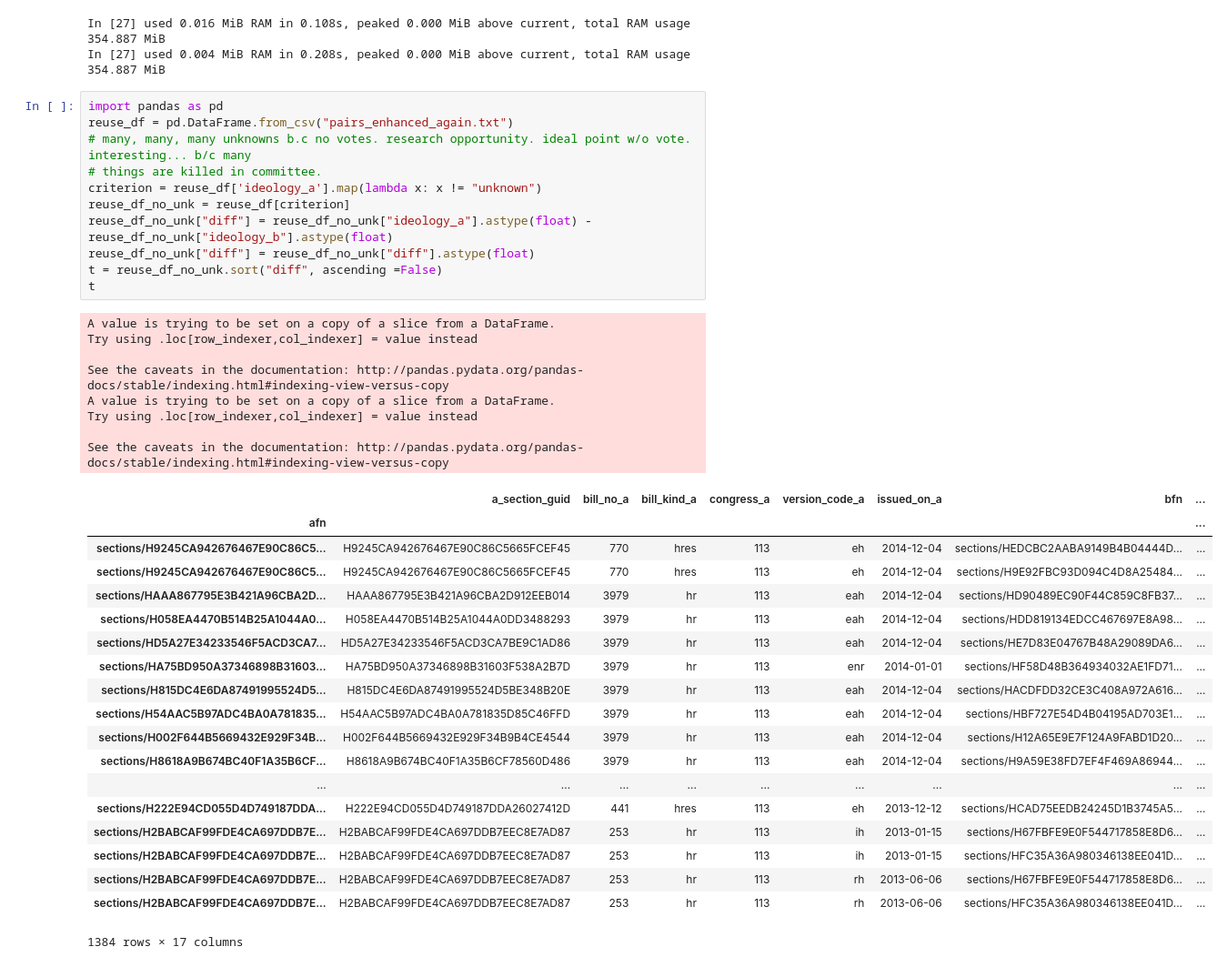
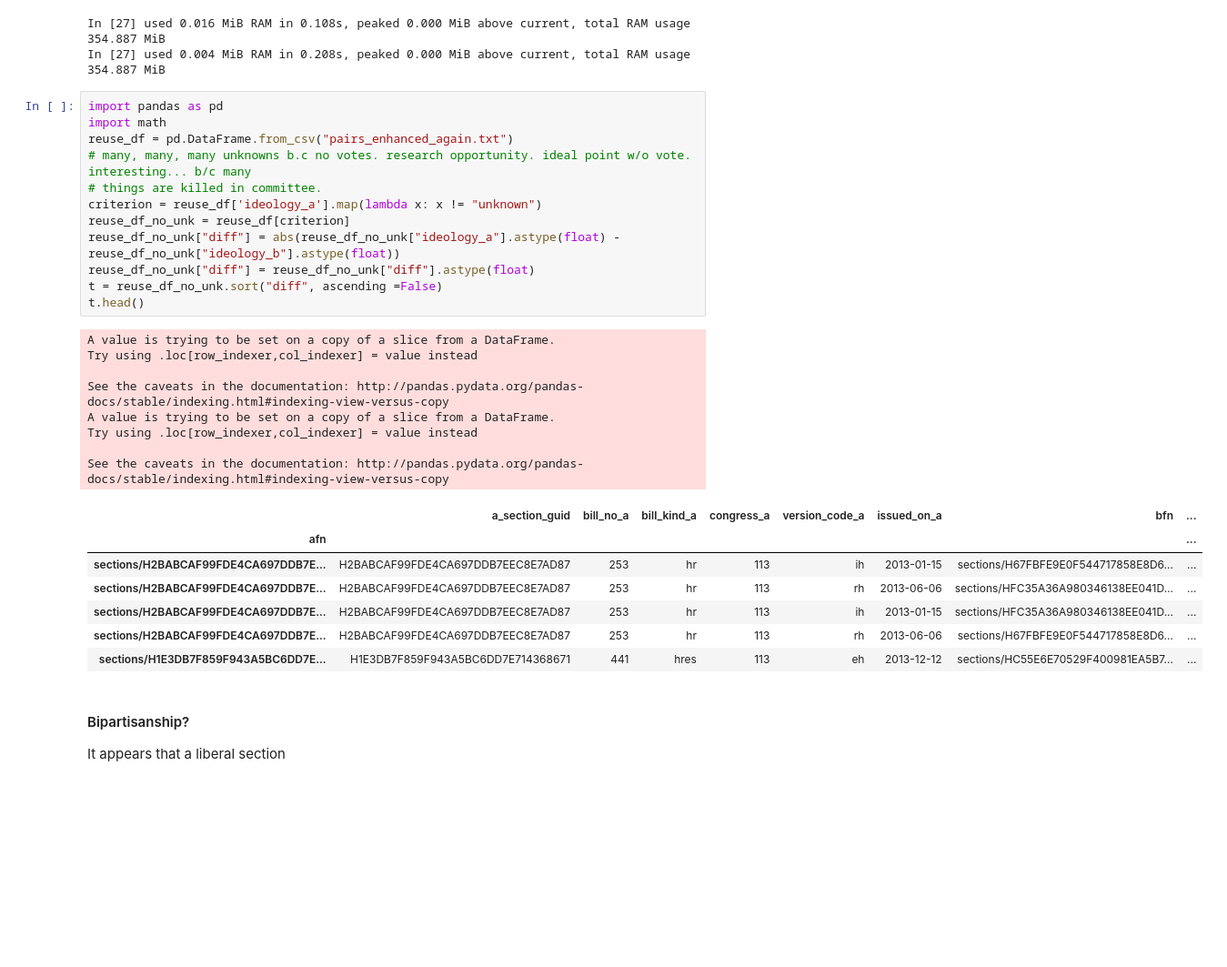
Before and after one commit to saulshanabrook/congressiona-text-reuse, a Jupyter notebook: saul/ideal point.ipynb, the cells around one changed output. Shown at 91% size. Saved outputs shown, nothing was run; the diff lists cells and outputs as text; blank space fills up the shorter version.

```diff
--- a/saul/ideal point.ipynb
+++ b/saul/ideal point.ipynb
@@ -250,40 +250,33 @@ In [27] used 0.016 MiB RAM in 0.108s, peaked 0.000 MiB above current, total RAM
 In [27] used 0.004 MiB RAM in 0.208s, peaked 0.000 MiB above current, total RAM usage 354.887 MiB
 # %%
 import pandas as pd
+import math
 reuse_df = pd.DataFrame.from_csv("pairs_enhanced_again.txt")
 # many, many, many unknowns b.c no votes. research opportunity. ideal point w/o vote. interesting... b/c many
 # things are killed in committee.
 criterion = reuse_df['ideology_a'].map(lambda x: x != "unknown")
 reuse_df_no_unk = reuse_df[criterion]
-reuse_df_no_unk["diff"] = reuse_df_no_unk["ideology_a"].astype(float) - reuse_df_no_unk["ideology_b"].astype(float)
+reuse_df_no_unk["diff"] = abs(reuse_df_no_unk["ideology_a"].astype(float) - reuse_df_no_unk["ideology_b"].astype(float))
 reuse_df_no_unk["diff"] = reuse_df_no_unk["diff"].astype(float)
 t = reuse_df_no_unk.sort("diff", ascending =False)
-t
+t.head()
 # %% [output]
 A value is trying to be set on a copy of a slice from a DataFrame.
 Try using .loc[row_indexer,col_indexer] = value instead
 
 See the caveats in the documentation: http://pandas.pydata.org/pandas-docs/stable/indexing.html#indexing-view-versus-copy
 A value is trying to be set on a copy of a slice from a DataFrame.
 Try using .loc[row_indexer,col_indexer] = value instead
 
 See the caveats in the documentation: http://pandas.pydata.org/pandas-docs/stable/indexing.html#indexing-view-versus-copy
 |  | a_section_guid | bill_no_a | bill_kind_a | congress_a | version_code_a | issued_on_a | bfn | ... |
 | afn |  |  |  |  |  |  |  | ... |
-| sections/H9245CA942676467E90C86C5... | H9245CA942676467E90C86C5665FCEF45 | 770 | hres | 113 | eh | 2014-12-04 | sections/HEDCBC2AABA9149B4B04444D... | ... |
-| sections/H9245CA942676467E90C86C5... | H9245CA942676467E90C86C5665FCEF45 | 770 | hres | 113 | eh | 2014-12-04 | sections/H9E92FBC93D094C4D8A25484... | ... |
-| sections/HAAA867795E3B421A96CBA2D... | HAAA867795E3B421A96CBA2D912EEB014 | 3979 | hr | 113 | eah | 2014-12-04 | sections/HD90489EC90F44C859C8FB37... | ... |
-| sections/H058EA4470B514B25A1044A0... | H058EA4470B514B25A1044A0DD3488293 | 3979 | hr | 113 | eah | 2014-12-04 | sections/HDD819134EDCC467697E8A98... | ... |
-| sections/HD5A27E34233546F5ACD3CA7... | HD5A27E34233546F5ACD3CA7BE9C1AD86 | 3979 | hr | 113 | eah | 2014-12-04 | sections/HE7D83E04767B48A29089DA6... | ... |
-| sections/HA75BD950A37346898B31603... | HA75BD950A37346898B31603F538A2B7D | 3979 | hr | 113 | enr | 2014-01-01 | sections/HF58D48B364934032AE1FD71... | ... |
-| sections/H815DC4E6DA87491995524D5... | H815DC4E6DA87491995524D5BE348B20E | 3979 | hr | 113 | eah | 2014-12-04 | sections/HACDFDD32CE3C408A972A616... | ... |
-| sections/H54AAC5B97ADC4BA0A781835... | H54AAC5B97ADC4BA0A781835D85C46FFD | 3979 | hr | 113 | eah | 2014-12-04 | sections/HBF727E54D4B04195AD703E1... | ... |
-| sections/H002F644B5669432E929F34B... | H002F644B5669432E929F34B9B4CE4544 | 3979 | hr | 113 | eah | 2014-12-04 | sections/H12A65E9E7F124A9FABD1D20... | ... |
-| sections/H8618A9B674BC40F1A35B6CF... | H8618A9B674BC40F1A35B6CF78560D486 | 3979 | hr | 113 | eah | 2014-12-04 | sections/H9A59E38FD7EF4F469A86944... | ... |
-| ... | ... | ... | ... | ... | ... | ... | ... | ... |
-| sections/H222E94CD055D4D749187DDA... | H222E94CD055D4D749187DDA26027412D | 441 | hres | 113 | eh | 2013-12-12 | sections/HCAD75EEDB24245D1B3745A5... | ... |
 | sections/H2BABCAF99FDE4CA697DDB7E... | H2BABCAF99FDE4CA697DDB7EEC8E7AD87 | 253 | hr | 113 | ih | 2013-01-15 | sections/H67FBFE9E0F544717858E8D6... | ... |
+| sections/H2BABCAF99FDE4CA697DDB7E... | H2BABCAF99FDE4CA697DDB7EEC8E7AD87 | 253 | hr | 113 | rh | 2013-06-06 | sections/HFC35A36A980346138EE041D... | ... |
 | sections/H2BABCAF99FDE4CA697DDB7E... | H2BABCAF99FDE4CA697DDB7EEC8E7AD87 | 253 | hr | 113 | ih | 2013-01-15 | sections/HFC35A36A980346138EE041D... | ... |
 | sections/H2BABCAF99FDE4CA697DDB7E... | H2BABCAF99FDE4CA697DDB7EEC8E7AD87 | 253 | hr | 113 | rh | 2013-06-06 | sections/H67FBFE9E0F544717858E8D6... | ... |
-| sections/H2BABCAF99FDE4CA697DDB7E... | H2BABCAF99FDE4CA697DDB7EEC8E7AD87 | 253 | hr | 113 | rh | 2013-06-06 | sections/HFC35A36A980346138EE041D... | ... |
+| sections/H1E3DB7F859F943A5BC6DD7E... | H1E3DB7F859F943A5BC6DD7E714368671 | 441 | hres | 113 | eh | 2013-12-12 | sections/HC55E6E70529F400981EA5B7... | ... |
-1384 rows × 17 columns
+# %% [markdown]
+#### Bipartisanship?
+
+It appears that a liberal section
```
Also changed, not shown: parts of 1 cell of this notebook.
